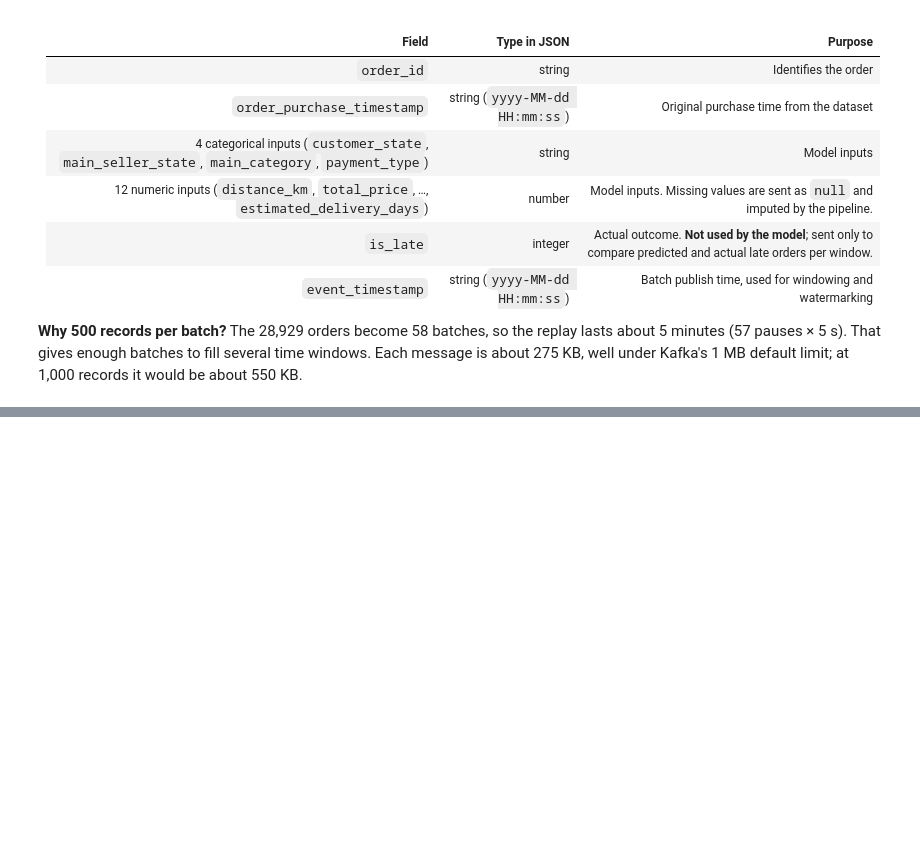
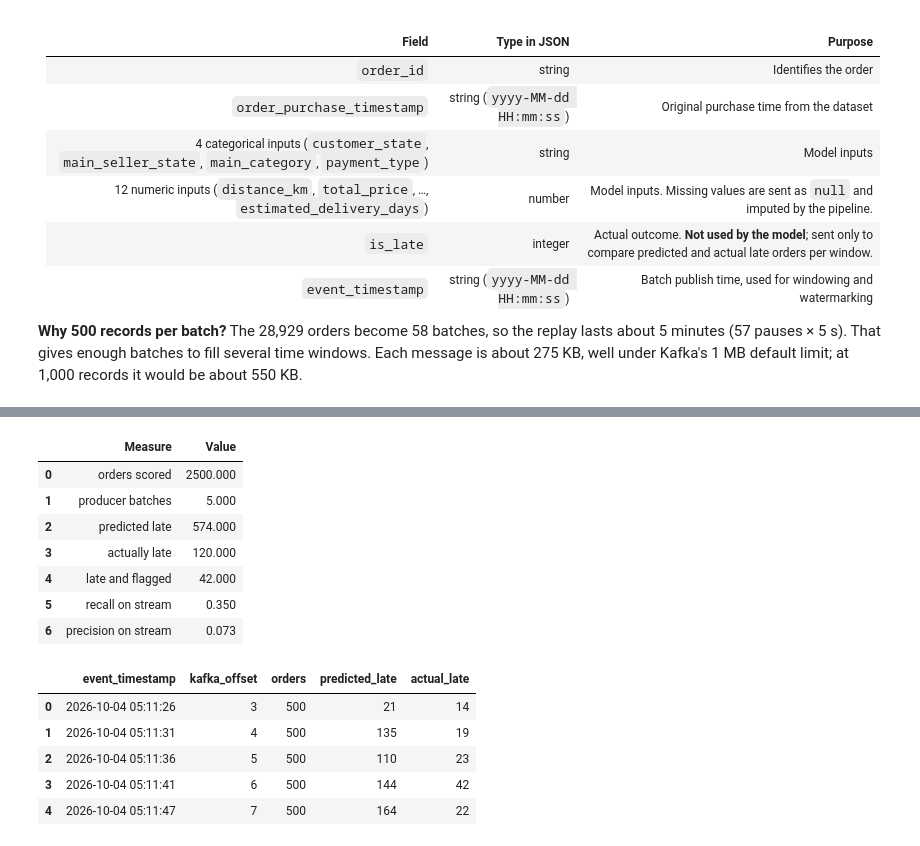
Before and after one commit to ndec0001-max/ITO5202_A2, a Jupyter notebook: assessment2.ipynb, the cells around one changed output, grey strips where cells are left out. Drawn from its saved outputs; the diff is of its cells as text; code cells hidden in the pictures; blank space fills up the shorter version.

Commit message:
Kafka consumer applying saved pipelinemodel, parquet sink

```diff
--- a/assessment2.ipynb
+++ b/assessment2.ipynb
@@ -56,6 +57,8 @@ spark_conf = (
     .set("spark.sql.session.timeZone", "UTC")
     # Hide console progress bars so the PDF export stays clean
     .set("spark.ui.showConsoleProgress", "false")
+    # Kafka connector for Structured Streaming (Part B), matching the Spark version
+    .set("spark.jars.packages", f"org.apache.spark:spark-sql-kafka-0-10_2.13:{pyspark.__version__}")
 )
 
 spark = SparkSession.builder.config(conf=spark_conf).getOrCreate()
@@ -1659,0 +1819,43 @@ Orders with a different predicted label: 0
+# %%
+# ---------------------------------------------------------------
+# What the stream produced (read back from the Parquet sink)
+# ---------------------------------------------------------------
+results = spark.read.parquet(PREDICTIONS_PATH).cache()
+
+summary = results.agg(
+    F.count("*").alias("orders scored"),
+    F.countDistinct("event_timestamp").alias("producer batches"),
+    F.sum("predicted_late").alias("predicted late"),
+    F.sum("actual_late").alias("actually late"),
+    F.sum(F.col("predicted_late") * F.col("actual_late")).alias("late and flagged"),
+).first().asDict()
+summary["recall on stream"] = round(summary["late and flagged"] / summary["actually late"], 3)
+summary["precision on stream"] = round(summary["late and flagged"] / summary["predicted late"], 3)
+display(pd.DataFrame(summary.items(), columns=["Measure", "Value"]))
+
+# Per producer batch: orders, predicted late, actually late
+display(results.groupBy("event_timestamp", "kafka_offset")
+        .agg(F.count("*").alias("orders"),
+             F.sum("predicted_late").alias("predicted_late"),
+             F.sum("actual_late").alias("actual_late"))
+        .orderBy("event_timestamp").limit(10).toPandas())
+
+# A few individual predictions, highest risk first
+results.orderBy(F.desc("p_late")).select(
+    "event_timestamp", "order_id", "customer_state", "main_category",
+    "p_late", "predicted_late", "actual_late").show(5, truncate=False)
+# %% [output]
+|  | Measure | Value |
+| 0 | orders scored | 2500.000 |
+| 1 | producer batches | 5.000 |
+| 2 | predicted late | 574.000 |
+| 3 | actually late | 120.000 |
+| 4 | late and flagged | 42.000 |
+| 5 | recall on stream | 0.350 |
+| 6 | precision on stream | 0.073 |
+|  | event_timestamp | kafka_offset | orders | predicted_late | actual_late |
+| 0 | 2026-10-04 05:11:26 | 3 | 500 | 21 | 14 |
+| 1 | 2026-10-04 05:11:31 | 4 | 500 | 135 | 19 |
+| 2 | 2026-10-04 05:11:36 | 5 | 500 | 110 | 23 |
+| 3 | 2026-10-04 05:11:41 | 6 | 500 | 144 | 42 |
+| 4 | 2026-10-04 05:11:47 | 7 | 500 | 164 | 22 |
```
Also changed, not shown: parts of 8 cells of this notebook.
